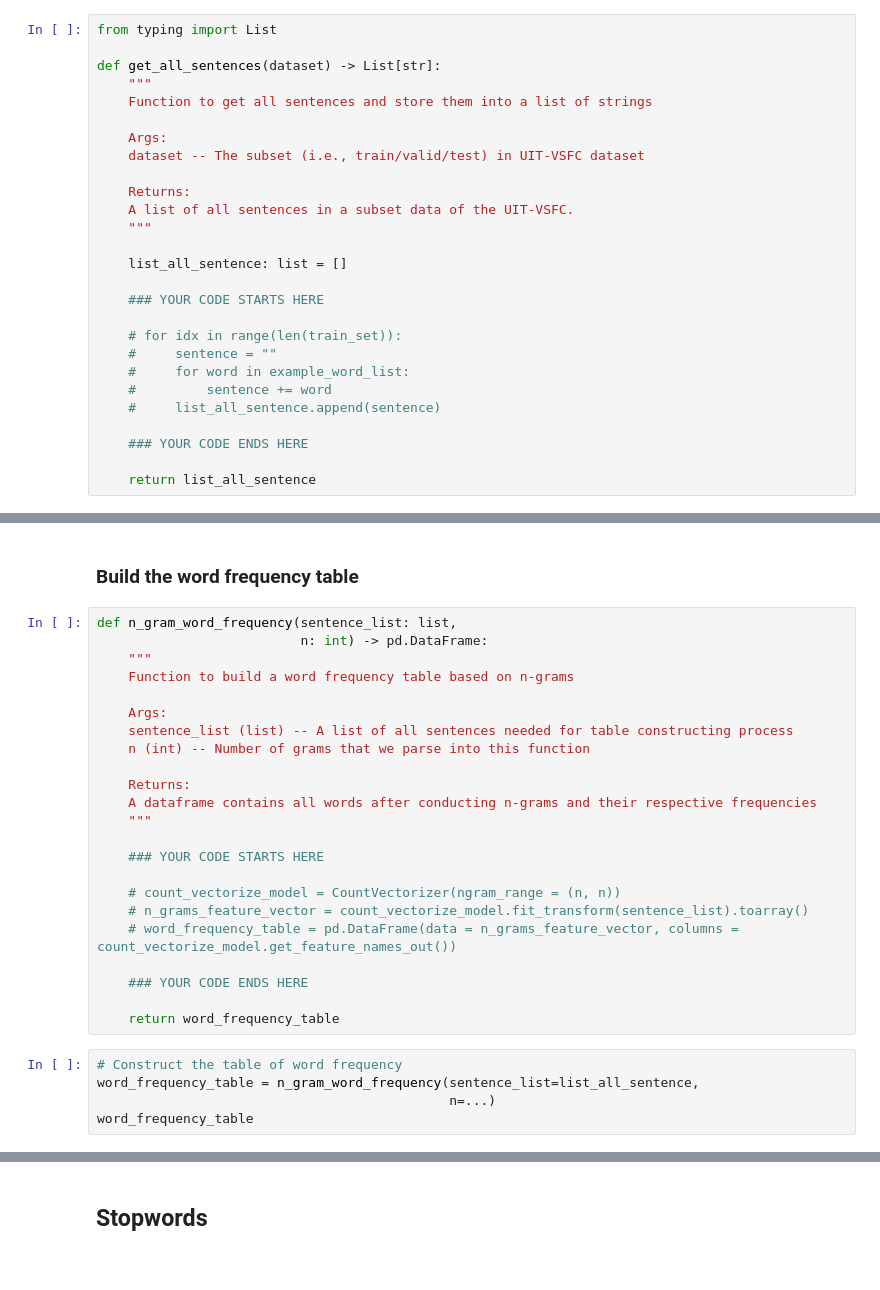
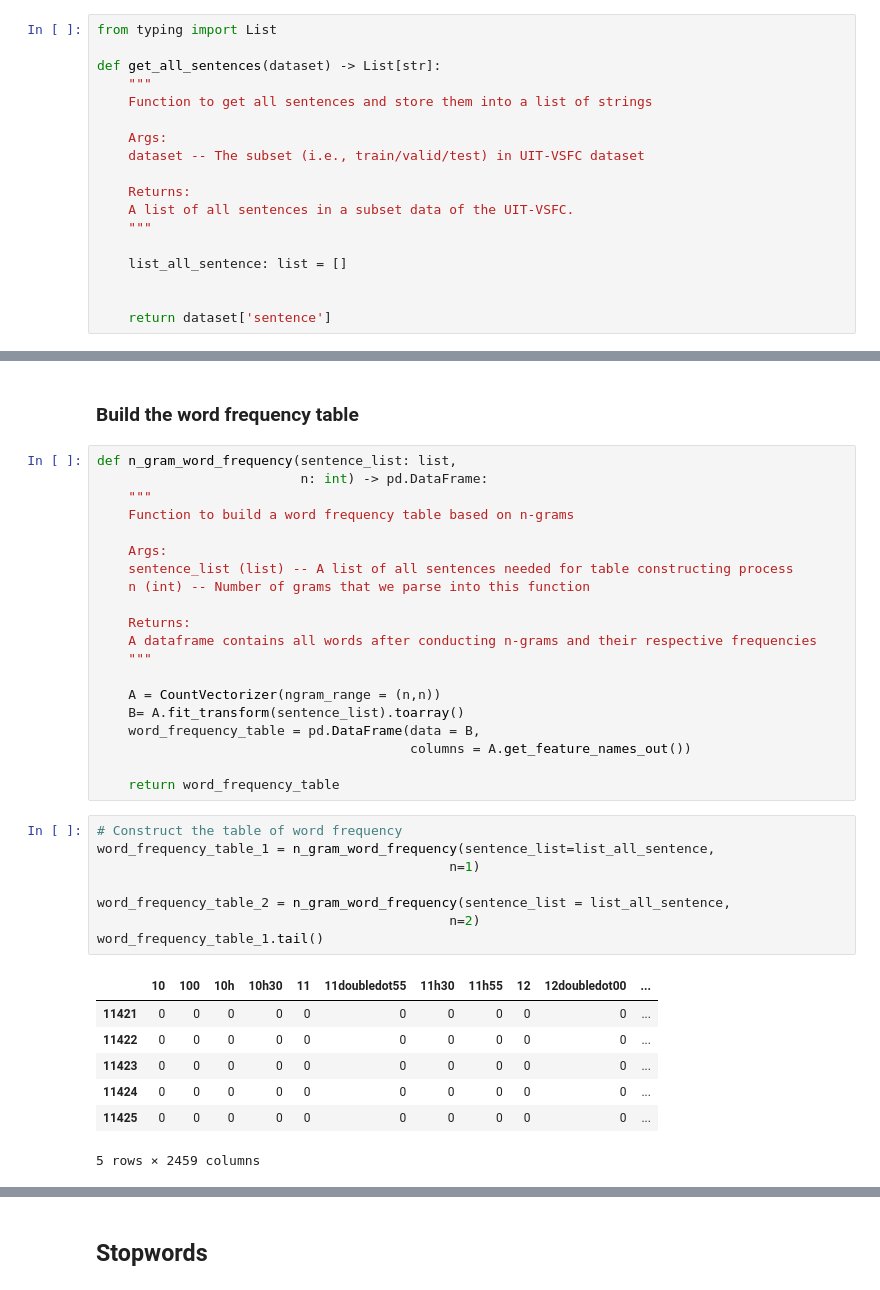
Before and after one commit to Likelipop/NLP, a Jupyter notebook: ngram_tf_idf.ipynb, the cells around one changed output, grey strips where cells are left out. Saved outputs shown, nothing was run; the diff lists cells and outputs as text.

```diff
--- a/ngram_tf_idf.ipynb
+++ b/ngram_tf_idf.ipynb
@@ -214,17 +214,8 @@ def get_all_sentences(dataset) -> List[str]:
 
     list_all_sentence: list = []
 
-    ### YOUR CODE STARTS HERE
 
-    # for idx in range(len(train_set)):
-    #     sentence = ""
-    #     for word in example_word_list:
-    #         sentence += word
-    #     list_all_sentence.append(sentence)
-
-    ### YOUR CODE ENDS HERE
-
-    return list_all_sentence
+    return dataset['sentence']
 # %%
 list_all_sentence: list = get_all_sentences(train_set)
 print(f"#sentences within the dataset: {len(list_all_sentence)}")
@@ -248,17 +239,25 @@ def n_gram_word_frequency(sentence_list: list,
     A dataframe contains all words after conducting n-grams and their respective frequencies
     """
 
-    ### YOUR CODE STARTS HERE
-
-    # count_vectorize_model = CountVectorizer(ngram_range = (n, n))
-    # n_grams_feature_vector = count_vectorize_model.fit_transform(sentence_list).toarray()
-    # word_frequency_table = pd.DataFrame(data = n_grams_feature_vector, columns = count_vectorize_model.get_feature_names_out())
-
-    ### YOUR CODE ENDS HERE
+    A = CountVectorizer(ngram_range = (n,n))
+    B= A.fit_transform(sentence_list).toarray()
+    word_frequency_table = pd.DataFrame(data = B,
+                                        columns = A.get_feature_names_out())
 
     return word_frequency_table
 # %%
 # Construct the table of word frequency
-word_frequency_table = n_gram_word_frequency(sentence_list=list_all_sentence,
-                                             n=...)
-word_frequency_table
+word_frequency_table_1 = n_gram_word_frequency(sentence_list=list_all_sentence,
+                                             n=1)
+
+word_frequency_table_2 = n_gram_word_frequency(sentence_list = list_all_sentence,
+                                             n=2)
+word_frequency_table_1.tail()
+# %% [output]
+|  | 10 | 100 | 10h | 10h30 | 11 | 11doubledot55 | 11h30 | 11h55 | 12 | 12doubledot00 | ... |
+| 11421 | 0 | 0 | 0 | 0 | 0 | 0 | 0 | 0 | 0 | 0 | ... |
+| 11422 | 0 | 0 | 0 | 0 | 0 | 0 | 0 | 0 | 0 | 0 | ... |
+| 11423 | 0 | 0 | 0 | 0 | 0 | 0 | 0 | 0 | 0 | 0 | ... |
+| 11424 | 0 | 0 | 0 | 0 | 0 | 0 | 0 | 0 | 0 | 0 | ... |
+| 11425 | 0 | 0 | 0 | 0 | 0 | 0 | 0 | 0 | 0 | 0 | ... |
+5 rows × 2459 columns
```
Also changed, not shown: parts of 23 cells of this notebook.
